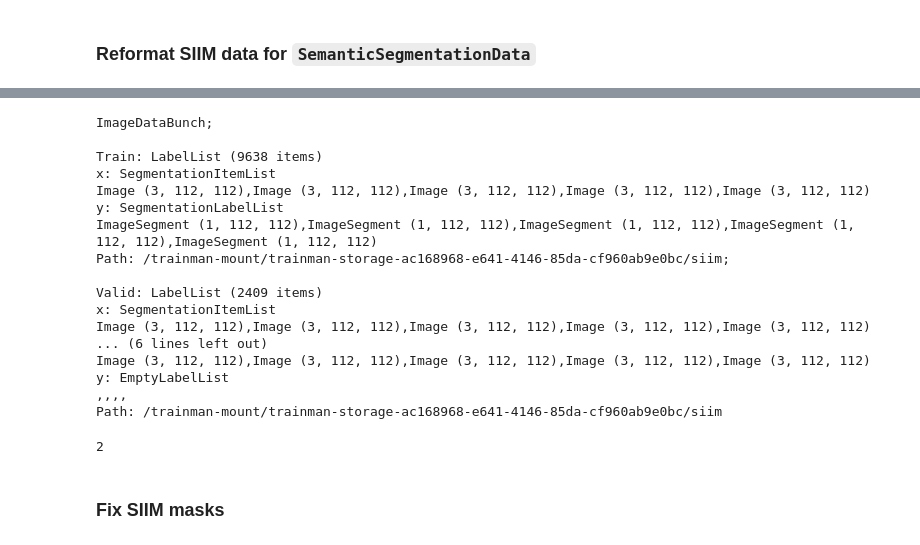
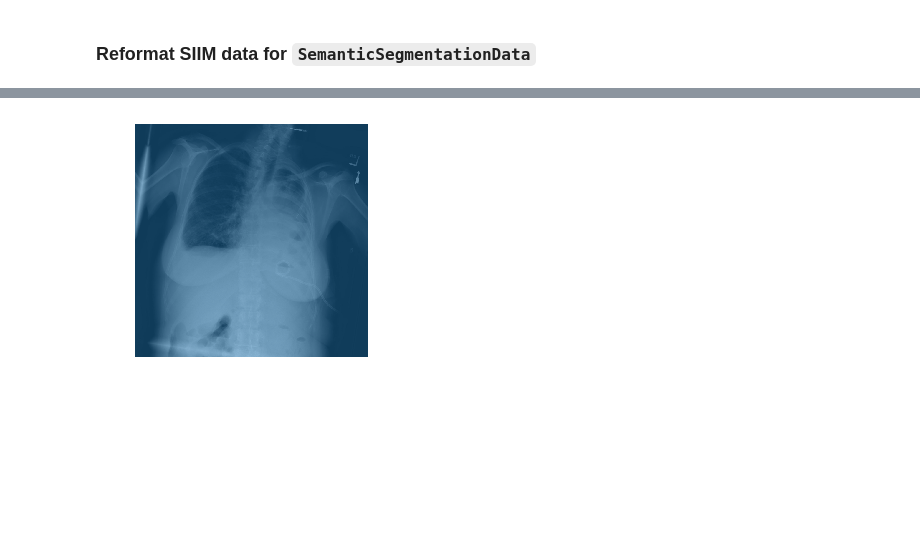
Before and after one commit to KeremTurgutlu/fast-kaggle, a Jupyter notebook: dev/10_segmentation_dataset.ipynb, the cells around one changed output, grey strips where cells are left out. Drawn from its saved outputs; the diff is of its cells as text; code cells hidden in the pictures; blank space fills up the shorter version.

```diff
--- a/dev/10_segmentation_dataset.ipynb
+++ b/dev/10_segmentation_dataset.ipynb
@@ -45,7 +45,7 @@ class SemanticSegmentationData:
         else:
             self.train_valid_df = self.train_df
 
-        il = SegmentationItemList.from_df(self.train_valid_df, self.path, folder="images") # get
+        il = SegmentationItemList.from_df(self.train_valid_df, self.path_img) # get
         if self.valid_file: ill = il.split_from_df("is_valid") # split
         else: ill = il.split_by_rand_pct(ifnone(self.VALID, 0.2)) # split
         ll = ill.label_from_func(self.get_y_fn, classes=self.codes) # label
@@ -55,7 +55,7 @@ class SemanticSegmentationData:
                     .databunch(bs=self.bs))
         # add_test
         if self.TEST:
-            il = SegmentationItemList.from_df(self.test_df, self.path, folder="images") # get
+            il = SegmentationItemList.from_df(self.test_df, self.path_img) # get
             data.add_test(il, tfm_y=False)
         return data
 
@@ -139,6 +139,9 @@ with open(PATH/"test.txt", "w") as f: f.write("\n".join(validfn))
 ### `get_data`
 # %%
 # test data creation
+PATH = Path("/home/turgutluk/.fastai/data/camvid")
+IMAGES = "images"
+MASKS = "labels"
 TRAIN, VALID, TEST = "train.txt", "valid.txt", "test.txt"
 ssdata = SemanticSegmentationData(PATH, IMAGES, MASKS, CODES, TRAIN, VALID, TEST, sample_size=None, bs=4, size=112)
 data = ssdata.get_data(); data
@@ -213,5 +307,7 @@ Path: /home/turgutluk/.fastai/data/camvid
+# %%
+PATH = Path("/home/turgutluk/data/siim_acr_pneu/")
+IMAGES, MASKS, CODES, TRAIN, VALID, TEST = "train/images_1024", "train/masks_1024", "codes.txt", "train.txt", None, "test.txt"
 # %%
-# custom validation
-PATH, CODES, TRAIN, VALID, TEST = Path(USERSPACE/'siim'), "codes.txt", "train.txt", None, "test.txt"
-ssdata = SemanticSegmentationData(PATH, CODES, TRAIN, VALID, TEST, sample_size=None, bs=4, size=112, has_test_labels=False)
-data = ssdata.get_data()
+# random validation
+ssdata = SemanticSegmentationData(PATH, IMAGES, MASKS, CODES, TRAIN, 0.1, TEST, sample_size=None, bs=1, size=1024)
+data = ssdata.get_data(); data
@@ -218,26 +332,4 @@ data = ssdata.get_data()
 # %%
-data
+data.show_batch()
 # %% [output]
-ImageDataBunch;
-
-Train: LabelList (9638 items)
-x: SegmentationItemList
-Image (3, 112, 112),Image (3, 112, 112),Image (3, 112, 112),Image (3, 112, 112),Image (3, 112, 112)
-y: SegmentationLabelList
-ImageSegment (1, 112, 112),ImageSegment (1, 112, 112),ImageSegment (1, 112, 112),ImageSegment (1, 112, 112),ImageSegment (1, 112, 112)
-Path: /trainman-mount/trainman-storage-ac168968-e641-4146-85da-cf960ab9e0bc/siim;
-
-Valid: LabelList (2409 items)
-x: SegmentationItemList
-Image (3, 112, 112),Image (3, 112, 112),Image (3, 112, 112),Image (3, 112, 112),Image (3, 112, 112)
-... (6 lines left out)
-Image (3, 112, 112),Image (3, 112, 112),Image (3, 112, 112),Image (3, 112, 112),Image (3, 112, 112)
-y: EmptyLabelList
-,,,,
-Path: /trainman-mount/trainman-storage-ac168968-e641-4146-85da-cf960ab9e0bc/siim
+[figure, added]
-# %%
-data.c
-# %% [output]
-2
-# %% [markdown]
-### Fix SIIM masks
```
Also changed, not shown: parts of 27 cells of this notebook.
